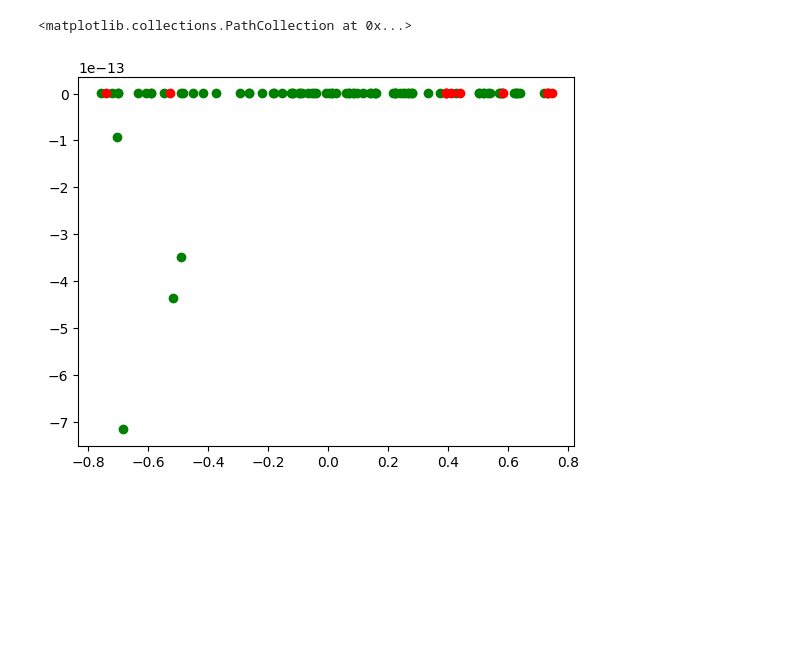
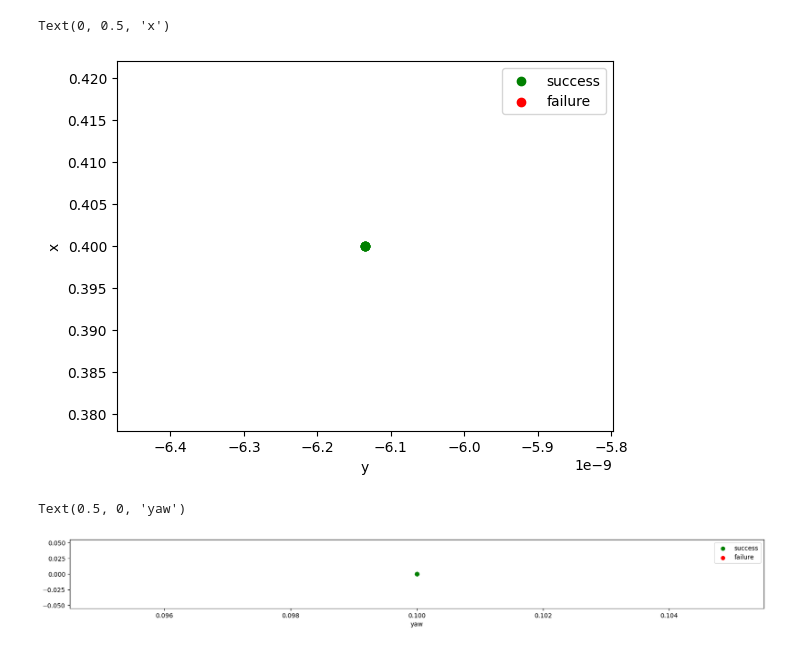
Before and after one commit to thomas0829/franka_control, a Jupyter notebook: analyze_data.ipynb, the cells around one changed output. Saved outputs shown, nothing was run; the diff lists cells and outputs as text; code cells hidden in the pictures; blank space fills up the shorter version.

```diff
--- a/analyze_data.ipynb
+++ b/analyze_data.ipynb
@@ -4,8 +4,12 @@ import glob
 from tqdm import tqdm
 import numpy as np
 import matplotlib.pyplot as plt
+# %%
+dataset_path = "data/test_sl/train"
 # %%
-dataset_path = "data/debug_data/train"
+# file_names = glob.glob(f"{dataset_path}/episode_*.npy")
+# assert len(file_names) > 0, f"WARNING: no data in {dataset_path}!"
 
-file_names = glob.glob(f"{dataset_path}/episode_*.npy")
-assert len(file_names) > 0, f"WARNING: no data in {dataset_path}!"
+# data = []
+# for file in tqdm(file_names):
+#     data.append(np.load(file, allow_pickle=True))
@@ -35,9 +27,27 @@ oris = np.stack(oris)
+# %%
+poss = [pos for pos in poses[:,:3]]
+poss = np.stack(poss)
+
+plt.scatter(poss[successes, 1], poss[successes, 0], color="green", label="success")
+plt.scatter(poss[~successes, 1], poss[~successes, 0], color="red", label="failure")
+plt.legend()
+plt.xlabel("y")
+plt.ylabel("x")
+# %% [output]
+Text(0, 0.5, 'x')
+[figure, added]
 # %%
-plt.scatter(oris[successes, 2], oris[successes, 0], color="green")
-plt.scatter(oris[~successes, 2], oris[~successes, 0], color="red")
+oris = [ori for ori in poses[:,3:]]
+oris = np.stack(oris)
+
+plt.figure(figsize=(20,2))
+plt.scatter(oris[successes, 2], np.zeros_like(oris[successes, 0]), color="green", label="success")
+plt.scatter(oris[~successes, 2], np.zeros_like(oris[~successes, 0]), color="red", label="failure")
+plt.legend()
+plt.xlabel("yaw")
 # %% [output]
-<matplotlib.collections.PathCollection at 0x...>
+Text(0.5, 0, 'yaw')
-[figure, old version]
+[figure, new version]
 # %%
 # some of the outer angle randomizations fail
 # %%
```
Also changed, not shown: parts of 7 cells of this notebook, 4 other files.
